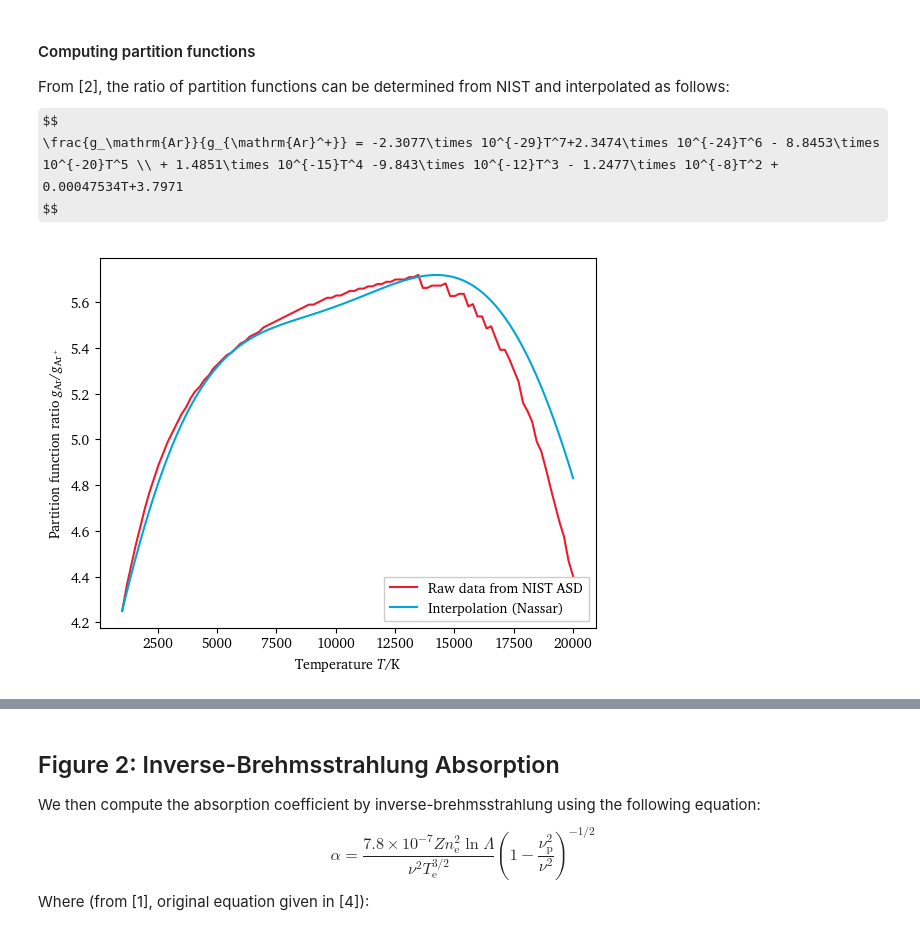
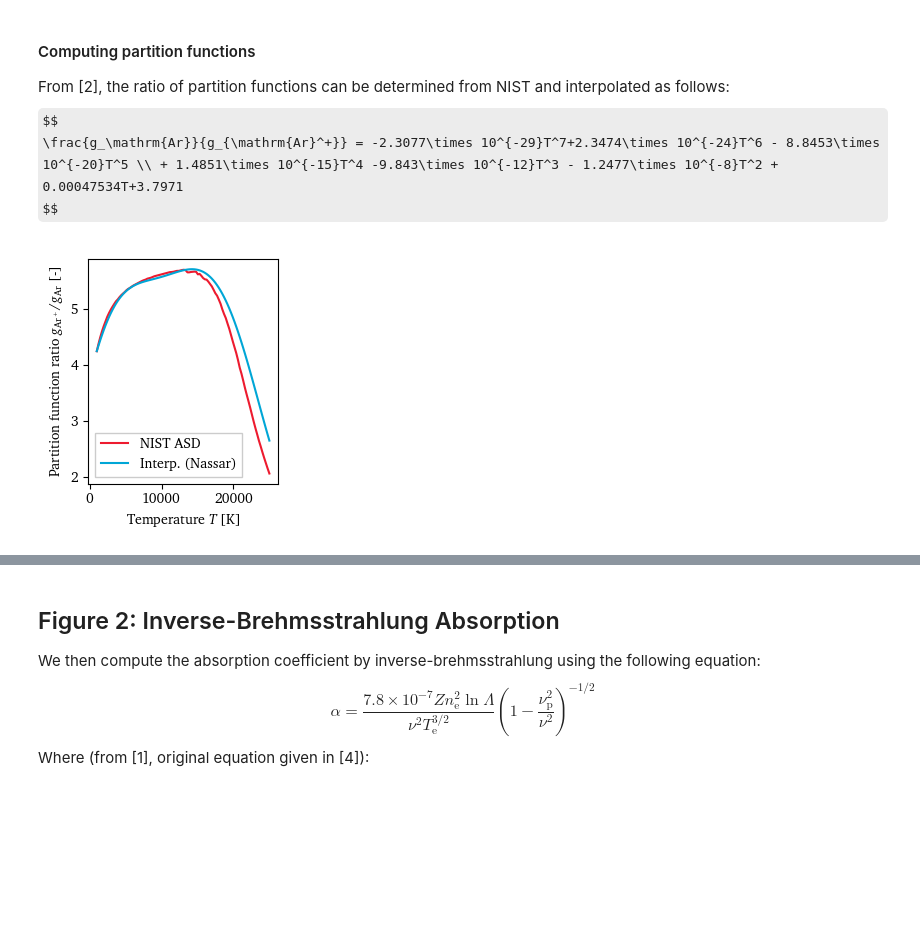
Before and after one commit to eeduplay/MScThesis, a Jupyter notebook: code/absorption.ipynb, the cells around one changed output, grey strips where cells are left out. Saved outputs shown, nothing was run; the diff lists cells and outputs as text; code cells hidden in the pictures; some formulas as TeX source; blank space fills up the shorter version.

```diff
--- a/code/absorption.ipynb
+++ b/code/absorption.ipynb
@@ -13,6 +13,8 @@ from partition import Partition
 
 CO2_freq = const.c/10.6e-6
 Fiber_freq = const.c/1.07e-6
+
+SAVE_PLOT = True
 # %% [markdown]
 ## Figure 1: Degree of Ionization and Electron Density
 For starters, we need to know the electron number density of our plasma. Enter the Saha equation.
@@ -49,7 +51,7 @@ Ei_Argon = 15.759610  # eV
 R_argon = 208.1  # J kg^-1 K^-1
 M_argon = 39.95  # kg kmol^-1
 init_temp = 300  # K
-temperature = np.linspace(1000, 20000, 100)  # K
+temperature = np.linspace(1000, 25000, 100)  # K
 # pressure = 1*101300  # Pa
 pressure = 1e5 # Pa
 gas_species = ['Ar I', 'Ar II']
@@ -68,16 +70,19 @@ $$
 # %%
 pfr_poly = saha.get_argon_pfr(temperature)
 
 part = Partition(gas_species)
 part.get_stored_data()  # Must call get_web_data method first to download this
 pfr = part.get_ratio('Ar II', 'Ar I', temperature)
 
-plt.plot(temperature, pfr, label='Raw data from NIST ASD')
-plt.plot(temperature, pfr_poly, label='Interpolation (Nassar)')
-plt.xlabel(r'Temperature $T$/K')
-plt.ylabel(r'Partition function ratio $g_\mathrm{Ar}/g_{\mathrm{Ar}^+}$')
+plt.figure(figsize=(2.6,3))
+plt.plot(temperature, pfr, label='NIST ASD')
+plt.plot(temperature, pfr_poly, label='Interp. (Nassar)')
+plt.xlabel(r'Temperature $T$ [K]')
+plt.ylabel(r'Partition function ratio $g_{\mathrm{Ar}^+}/g_\mathrm{Ar}$ [-]')
 plt.legend()
+plt.tight_layout()
+if SAVE_PLOT: plt.savefig('../report/assets/4 models/partition.pdf')
 plt.show()
 # %% [output]
-[figure, old version]
+[figure, new version]
 # %%
```
Also changed, not shown: parts of 4 cells of this notebook, 7 other files.
